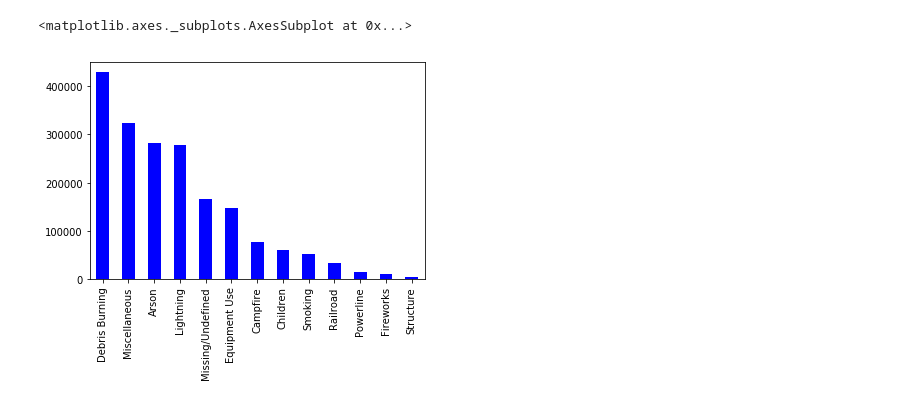
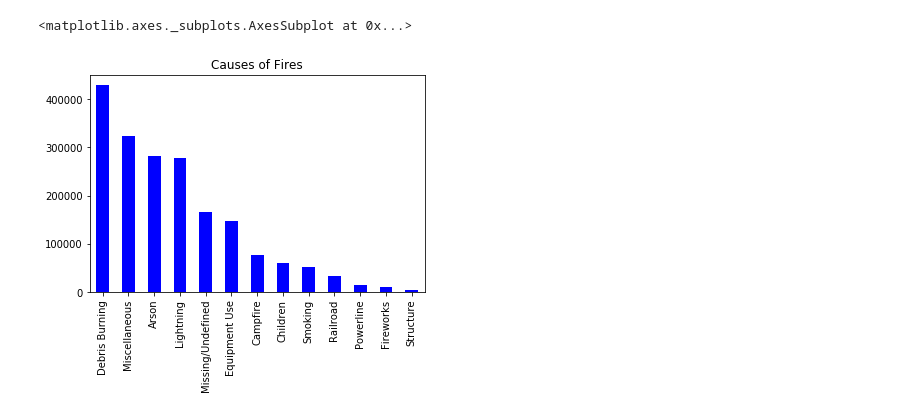
Before and after one commit to SidBambah/Wildfire-Prediction-Visualization-ML, a Jupyter notebook: notebooks/Wildfire Exploratory Analysis.ipynb, the cells around one changed output. Drawn from its saved outputs; the diff is of its cells as text; code cells hidden in the pictures.

```diff
--- a/notebooks/Wildfire Exploratory Analysis.ipynb
+++ b/notebooks/Wildfire Exploratory Analysis.ipynb
@@ -7,10 +11,10 @@ Drive already mounted at /content/gdrive; to attempt to forcibly remount, call d
 # %%
 firesDF = pd.read_csv("/content/gdrive/My Drive/Big Data Analytics/Data/fires_processed.csv", low_memory=False)
 # %%
-firesDF['STAT_CAUSE_DESCR'].value_counts().plot(kind='bar',color='blue')
+firesDF['STAT_CAUSE_DESCR'].value_counts().plot(kind='bar',color='blue',title="Causes of Fires")
 # %% [output]
 <matplotlib.axes._subplots.AxesSubplot at 0x...>
-[figure, old version]
+[figure, new version]
 # %%
 firesDF['DAY_OF_WEEK'].value_counts().plot(kind='bar',color='green')
 # %% [output]
```
Also changed, not shown: parts of 13 cells of this notebook, 4 other files.
